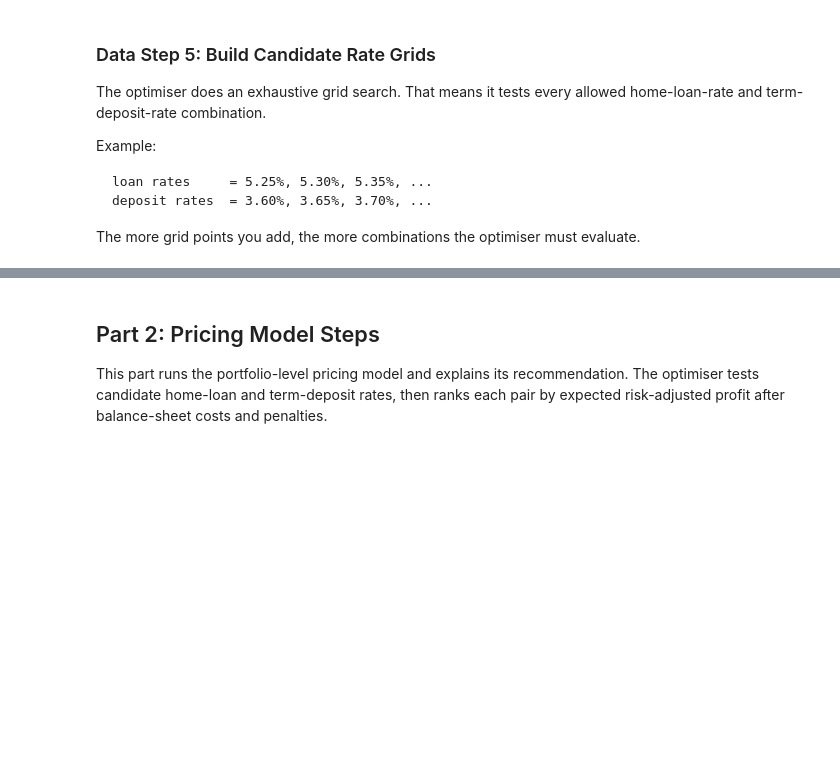
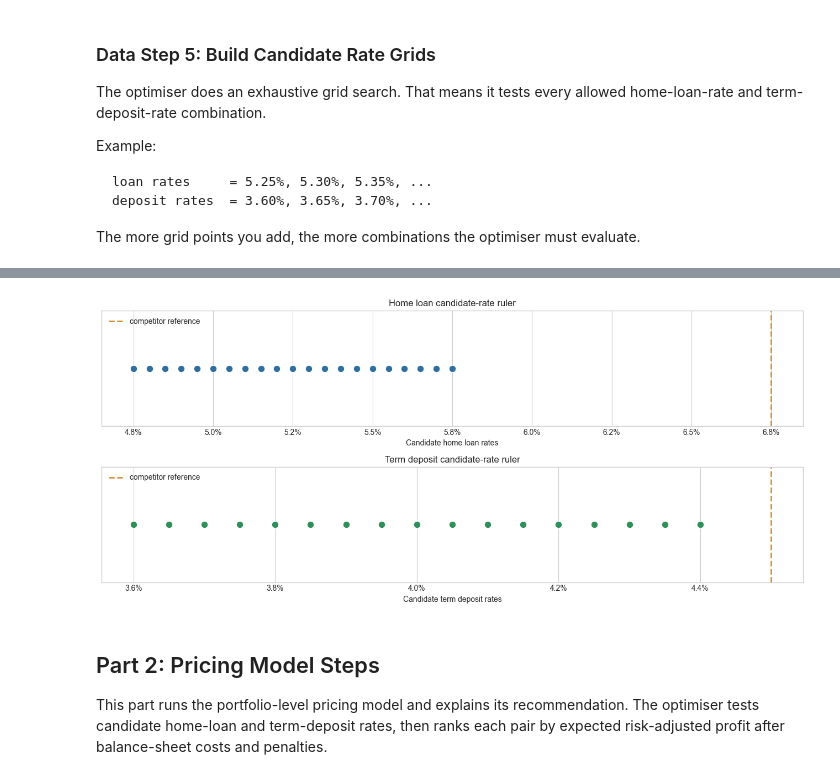
Before and after one commit to kcha193/ai-bank-pricing-engine, a Jupyter notebook: notebooks/bank_pricing_engine_walkthrough.ipynb, the cells around one changed output, grey strips where cells are left out. Saved outputs shown, nothing was run; the diff lists cells and outputs as text; code cells hidden in the pictures; blank space fills up the shorter version.

```diff
--- a/notebooks/bank_pricing_engine_walkthrough.ipynb
+++ b/notebooks/bank_pricing_engine_walkthrough.ipynb
@@ -293,3 +417,12 @@ print(f"Total pricing combinations tested before adaptive expansion: {len(loan_g
+# %%
+plot_rate_grid_story(
+    loan_grid,
+    deposit_grid,
+    config.market.competitor_loan_rate,
+    config.market.competitor_deposit_rate,
+)
+# %% [output]
+[figure, added]
 # %% [markdown]
 ## Part 2: Pricing Model Steps
 This part runs the portfolio-level pricing model and explains its recommendation. The optimiser tests candidate home-loan and term-deposit rates, then ranks each pair by expected risk-adjusted profit after balance-sheet costs and penalties.
```
Also changed, not shown: parts of 72 cells of this notebook, 3 other files.
